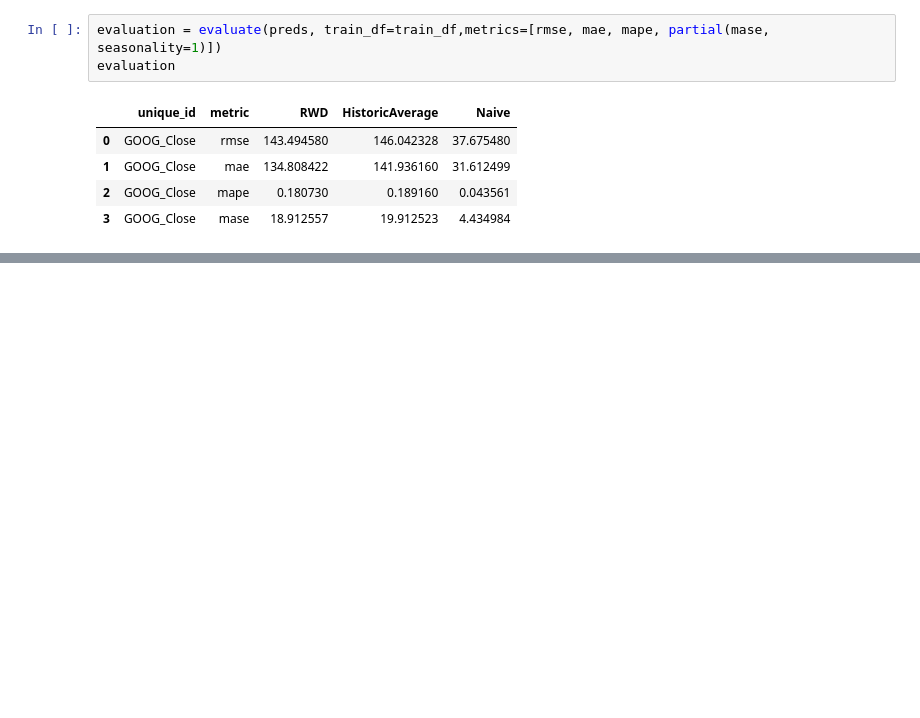
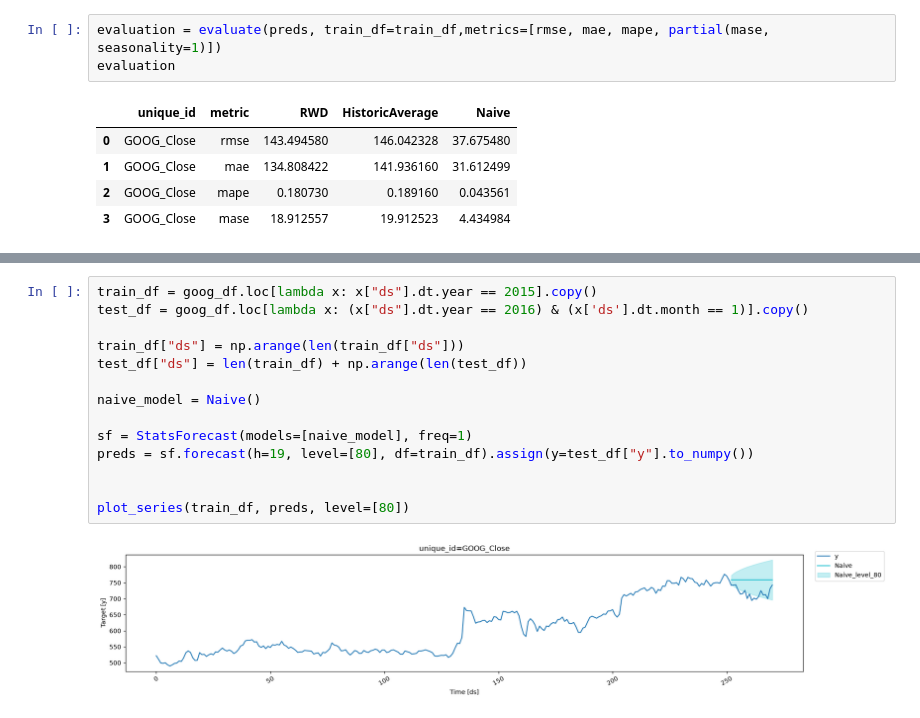
Before and after one commit to Minajamfum/forecasting, a Jupyter notebook: chapter5.ipynb, the cells around one changed output, grey strips where cells are left out. Saved outputs shown, nothing was run; the diff lists cells and outputs as text; blank space fills up the shorter version.

```diff
--- a/chapter5.ipynb
+++ b/chapter5.ipynb
@@ -832,0 +849,16 @@ evaluation
+# %%
+train_df = goog_df.loc[lambda x: x["ds"].dt.year == 2015].copy()
+test_df = goog_df.loc[lambda x: (x["ds"].dt.year == 2016) & (x['ds'].dt.month == 1)].copy()
+
+train_df["ds"] = np.arange(len(train_df["ds"]))
+test_df["ds"] = len(train_df) + np.arange(len(test_df))
+
+naive_model = Naive()
+
+sf = StatsForecast(models=[naive_model], freq=1)
+preds = sf.forecast(h=19, level=[80], df=train_df).assign(y=test_df["y"].to_numpy())
+
+
+plot_series(train_df, preds, level=[80])
+# %% [output]
+[figure, added]
```
Also changed, not shown: parts of 6 cells of this notebook.
